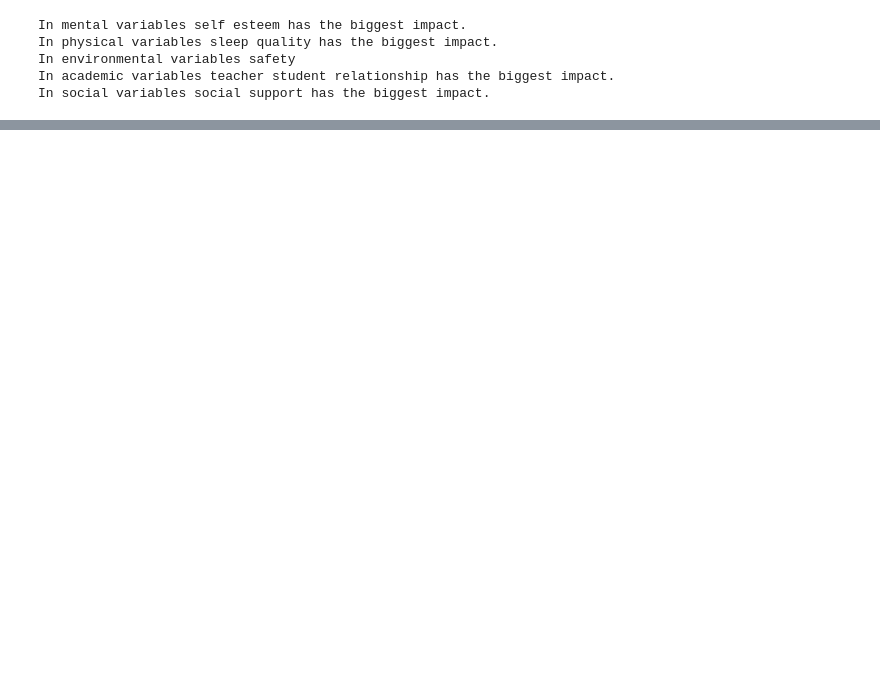
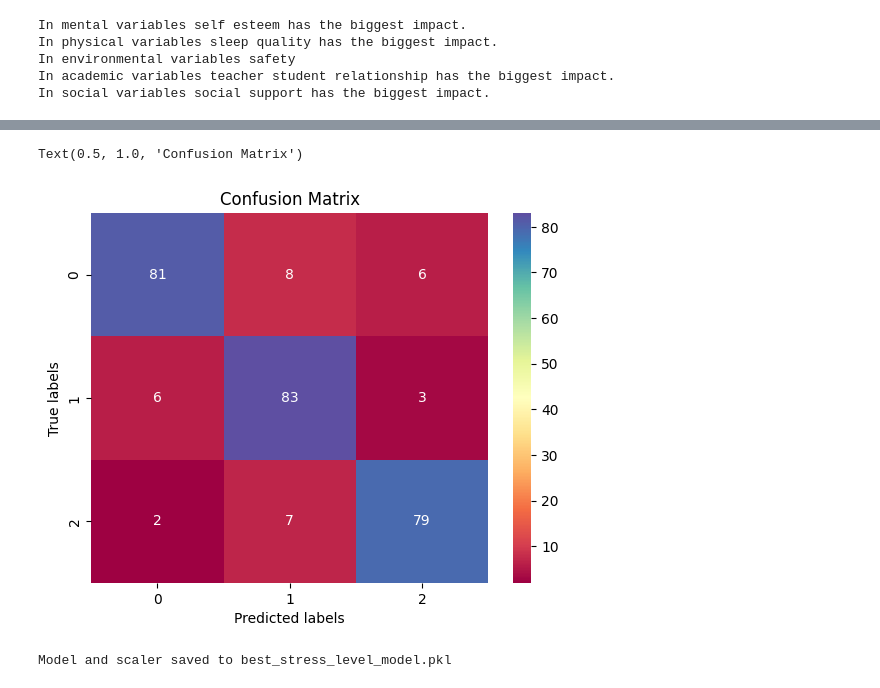
Before and after one commit to 03abhishekit/HUMAN-STRESS-DETECTION-PROJECT, a Jupyter notebook: Notebook/training.ipynb, the cells around one changed output, grey strips where cells are left out. Cells and saved outputs as stored; diff of their text form; code cells hidden in the pictures; blank space fills up the shorter version.

```diff
--- a/Notebook/analysis.ipynb
+++ b/Notebook/training.ipynb
@@ -706,0 +789,14 @@ Model saved and loaded successfully.
+# %%
+#Create a confusion matrix
+cm = metrics.confusion_matrix(np.asarray(y_test), np.asarray(y_pred_forest))
+# Create a figure object
+fig = plt.figure()
+# Add an ax object to the figure, create the visualisation
+ax = sns.heatmap(cm, annot=True, fmt='g', cmap = "Spectral")
+# Set the labels and the title
+ax.set(xlabel="Predicted labels")
+ax.set(ylabel= "True labels")
+ax.set_title("Confusion Matrix")
+# %% [output]
+Text(0.5, 1.0, 'Confusion Matrix')
+[figure, added]
@@ -706,0 +807,25 @@ Model saved and loaded successfully.
+# %%
+import pickle
+
+
+# Define the RandomForest model with the best parameters
+best_params = {
+    'bootstrap': True,
+    'max_depth': 6,
+    'max_features': 'sqrt',
+    'min_samples_leaf': 4,
+    'min_samples_split': 3,
+    'n_estimators': 4
+}
+
+# Initialize and train the best model
+model = RandomForestClassifier(**best_params)
+model.fit(X_train_scaled, y_train)
+
+# Save the trained model and the scaler to a pickle file
+with open('best_stress_level_model.pkl', 'wb') as f:
+    pickle.dump({'model': model, 'scaler': scaler}, f)
+
+print("Model and scaler saved to best_stress_level_model.pkl")
+# %% [output]
+Model and scaler saved to best_stress_level_model.pkl
```
Also changed, not shown: parts of 80 cells of this notebook, 13 other files.
